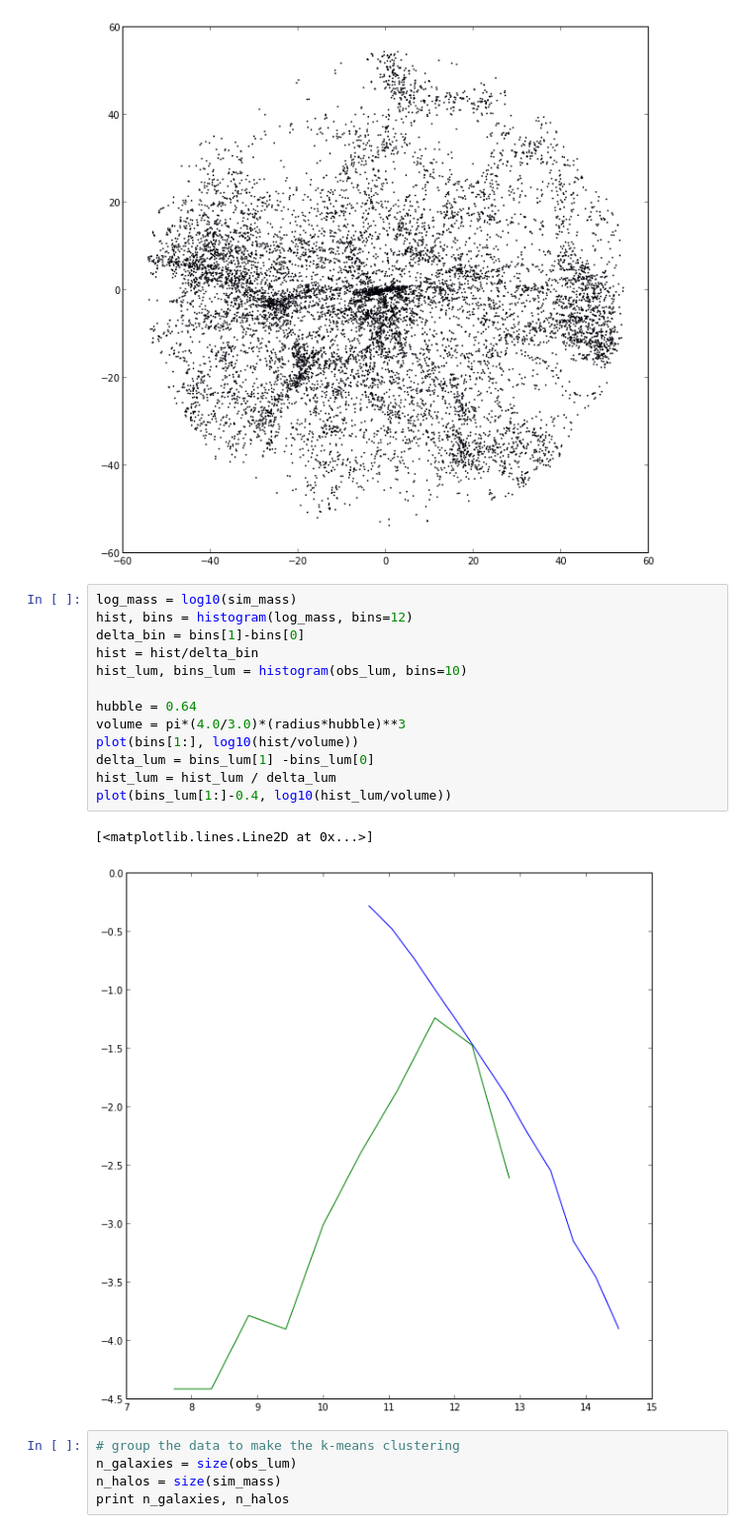
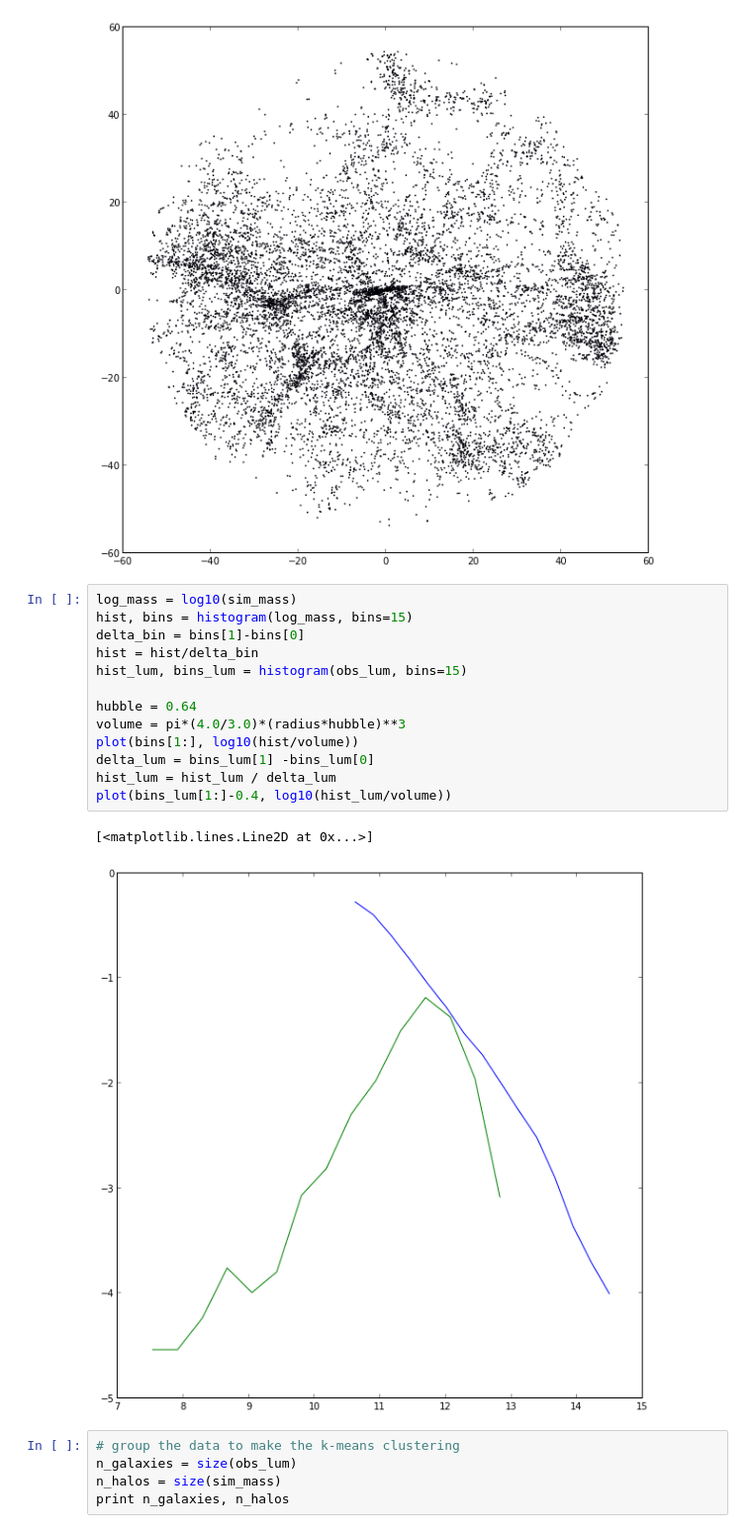
Before and after one commit to forero/NG_CLUES, a Jupyter notebook: code/abundance_matching.ipynb, the cells around one changed output. Shown at 99% size. Saved outputs shown, nothing was run; the diff lists cells and outputs as text.

```diff
--- a/code/abundance_matching.ipynb
+++ b/code/abundance_matching.ipynb
@@ -84,20 +84,20 @@ scatter(obs_x, obs_z, s=0.5)
 [figure]
 # %%
 log_mass = log10(sim_mass)
-hist, bins = histogram(log_mass, bins=12)
+hist, bins = histogram(log_mass, bins=15)
 delta_bin = bins[1]-bins[0]
 hist = hist/delta_bin
-hist_lum, bins_lum = histogram(obs_lum, bins=10)
+hist_lum, bins_lum = histogram(obs_lum, bins=15)
 
 hubble = 0.64
 volume = pi*(4.0/3.0)*(radius*hubble)**3
 plot(bins[1:], log10(hist/volume))
 delta_lum = bins_lum[1] -bins_lum[0]
 hist_lum = hist_lum / delta_lum
 plot(bins_lum[1:]-0.4, log10(hist_lum/volume))
 # %% [output]
 [<matplotlib.lines.Line2D at 0x...>]
-[figure, old version]
+[figure, new version]
 # %%
 # group the data to make the k-means clustering
 n_galaxies = size(obs_lum)
```
Also changed, not shown: parts of 10 cells of this notebook.
